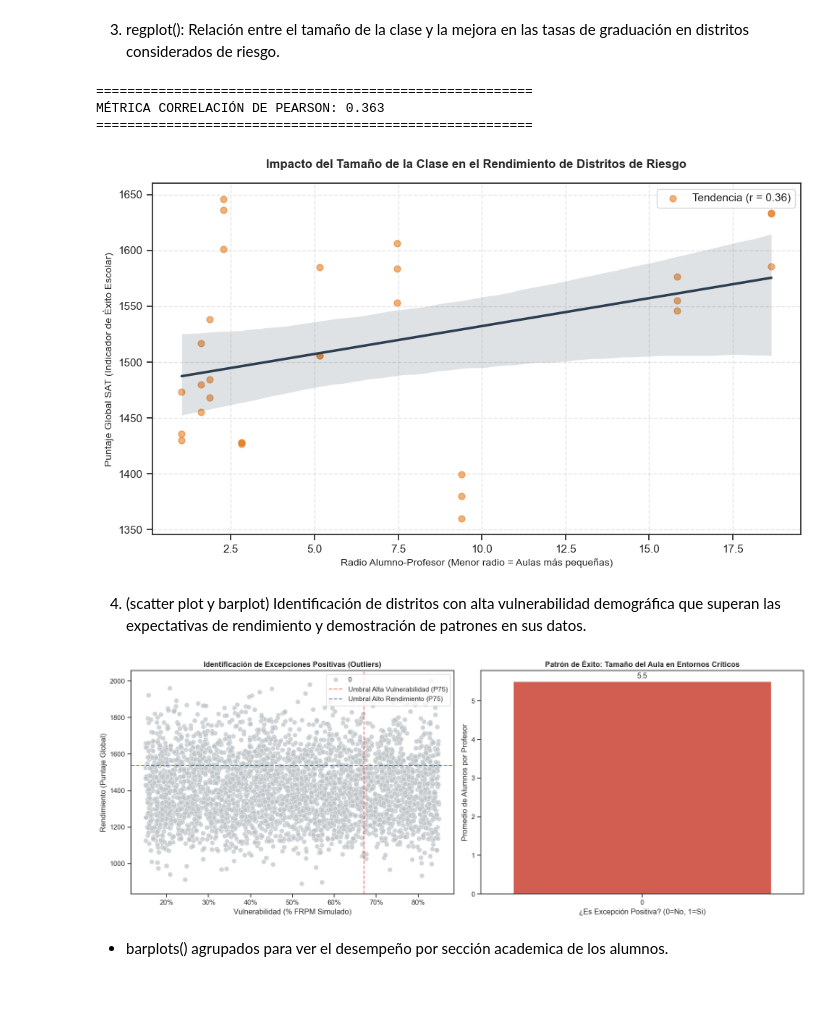
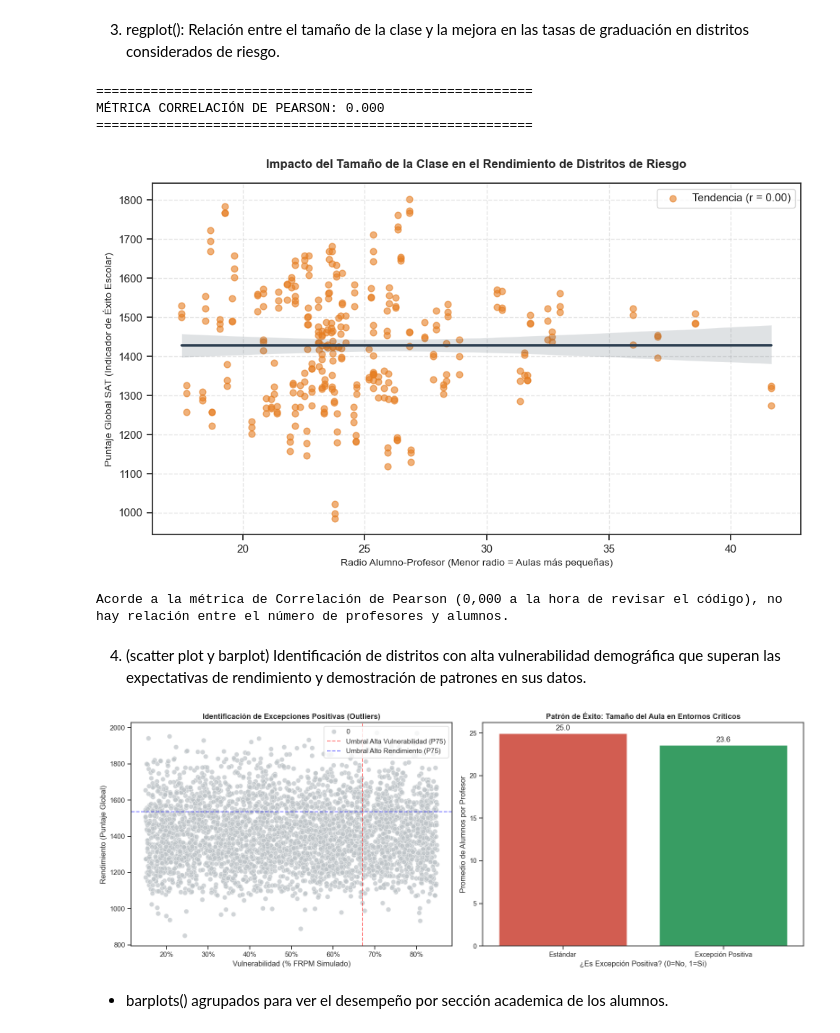
Before and after one commit to lucaGomezB/TPI-Analisis_de_Datos, a Jupyter notebook: TPI_Luca_Gomez_COM1.ipynb, the cells around one changed output. Saved outputs shown, nothing was run; the diff lists cells and outputs as text; code cells hidden in the pictures; blank space fills up the shorter version.

```diff
--- a/TPI_Luca_Gomez_COM1.ipynb
+++ b/TPI_Luca_Gomez_COM1.ipynb
@@ -295,7 +295,26 @@ try:
     df_clean.loc[es_distrito, 'frpm_simulado'] = df_clean.loc[es_distrito, 'frpm_simulado'].fillna(0)
 
     # Calcular el verdadero promedio estatal e inyectarlo en la fila 'X' (Estado)
+    # Definir  las máscaras lógicas
     es_estado = df_clean['rtype'] == 'X'
+    es_distrito = df_clean['rtype'] == 'D'
+
+    # Rellenar vacíos de vulnerabilidad en distritos para no romper sus datos
+    df_clean.loc[es_distrito, 'frpm_simulado'] = df_clean.loc[es_distrito, 'frpm_simulado'].fillna(0)
+
+    # Calcular los promedios reales del estado basados en los datos de los distritos
+    promedio_vuln_estatal = df_clean.loc[es_distrito, 'frpm_simulado'].mean()
+    promedio_math_estatal = df_clean.loc[es_distrito, 'AvgScrMath'].mean()
+    promedio_read_estatal = df_clean.loc[es_distrito, 'AvgScrRead'].mean()
+
+    # Fuerza a la fila del Estado ('X') a tener los tres componentes limpios
+    df_clean.loc[es_estado, 'frpm_simulado'] = promedio_vuln_estatal
+    df_clean.loc[es_estado, 'AvgScrMath'] = promedio_math_estatal
+    df_clean.loc[es_estado, 'AvgScrRead'] = promedio_read_estatal
+
+    # 5. Exportamos el archivo actualizado
+    df_clean.to_csv('SAT_Report_CLEAN.csv', index=False)
+
     promedio_vuln_estatal = escuelas_df['frpm_simulado'].mean()
 
     # Inyección del promedio estatal en la columna de vulnerabilidad
@@ -547,7 +535,7 @@ plt.show()
 3. regplot(): Relación entre el tamaño de la clase y la mejora en las tasas de graduación en distritos considerados de riesgo.
 # %%
 # Filtrar por Distritos ('D') que estén en situación de riesgo/alta vulnerabilidad
-df_riesgo = df_master[(df_master['rtype'] == 'D') & (df_master['Nivel_Vulnerabilidad'] == 'Alta')].copy() # Esto aísla el análisis únicamente en el grupo de interés crítico
+df_riesgo = df_master[(df_master['rtype'] == 'D') & (df_master['Es_Alta_Vulnerabilidad'] == 1)].copy()
 
 df_riesgo = df_riesgo.dropna(subset=['Radio_Alumno_Profesor', 'Puntaje_Global']) # Limpieza rápida por si existen distritos con datos faltantes en estas columnas
 
@@ -581,11 +569,14 @@ plt.legend(loc='upper right')
 
 plt.tight_layout()
 plt.show()
+
+print("Acorde a la métrica de Correlación de Pearson (0,000 a la hora de revisar el código), no hay relación entre el número de profesores y alumnos.")
 # %% [output]
 ========================================================
-MÉTRICA CORRELACIÓN DE PEARSON: 0.363
+MÉTRICA CORRELACIÓN DE PEARSON: 0.000
 ========================================================
-[figure, old version]
+[figure, new version]
+Acorde a la métrica de Correlación de Pearson (0,000 a la hora de revisar el código), no hay relación entre el número de profesores y alumnos.
 # %% [markdown]
 4. (scatter plot y barplot) Identificación de distritos con alta vulnerabilidad demográfica que superan las expectativas de rendimiento y demostración de patrones en sus datos.
 # %%
@@ -628,38 +619,49 @@ ax1.axhline(umbral_rend, color='blue', linestyle='--', alpha=0.5, label='Umbral
 
 ax1.set_title('Identificación de Excepciones Positivas (Outliers)', fontweight='bold')
 ax1.set_xlabel('Vulnerabilidad (% FRPM Simulado)')
 ax1.set_ylabel('Rendimiento (Puntaje Global)')
 ax1.legend(loc='upper right')
 
 # ====================================================================
-# GRÁFICO 2: EL PATRÓN DE ÉXITO (BAR PLOT)
+# GRÁFICO 2: EL PATRÓN DE ÉXITO (BAR PLOT) - NIVEL DISTRITO
 # ====================================================================
 
-df_critico = df_escuelas[df_escuelas['frpm_simulado'] >= umbral_vuln].copy()
+# 1. Filtramos el DataFrame maestro para quedarnos solo con los Distritos
+df_distritos = df_clean[df_clean['rtype'] == 'D']
 
+# 2. Filtramos los distritos críticos usando el nuevo umbral calculado en el ETL
+df_critico = df_distritos[df_distritos['frpm_simulado'] >= umbral_alta_vuln_d].copy()
+
+# 3. Graficamos
 sns.barplot(
     data=df_critico,
     x='Excepcion_Positiva',
     y='Radio_Alumno_Profesor',
-    hue='Excepcion_Positiva', # <-- Mapeo por tipo de dato numérico
+    hue='Excepcion_Positiva',
     palette=paleta_colores_bar,
-    legend=False,             # <-- Oculta la leyenda extra para que quede estético
+    legend=False,
     errorbar=None,
     ax=ax2
 )
+
+# Opcional: Asegurar que las etiquetas del eje X sean legibles
+ax2.set_xticks([0, 1])
+ax2.set_xticklabels(['Estándar', 'Excepción Positiva'])
+ax2.set_xlabel('Categoría de Rendimiento')
+ax2.set_ylabel('Ratio Promedio Alumnos/Docente')
 
 ax2.set_title('Patrón de Éxito: Tamaño del Aula en Entornos Críticos', fontweight='bold')
 ax2.set_xlabel('¿Es Excepción Positiva? (0=No, 1=Si)')
 ax2.set_ylabel('Promedio de Alumnos por Profesor')
 
 # Agregar los valores sobre las barras
 for container in ax2.containers:
     ax2.bar_label(container, fmt='%.1f', padding=3)
 
 plt.tight_layout()
 plt.show()
 # %% [output]
-[figure, old version]
+[figure, new version]
 # %% [markdown]
 - barplots() agrupados para ver el desempeño por sección academica de los alumnos.
 # %%
```
Also changed, not shown: parts of 9 cells of this notebook, 8 other files.
